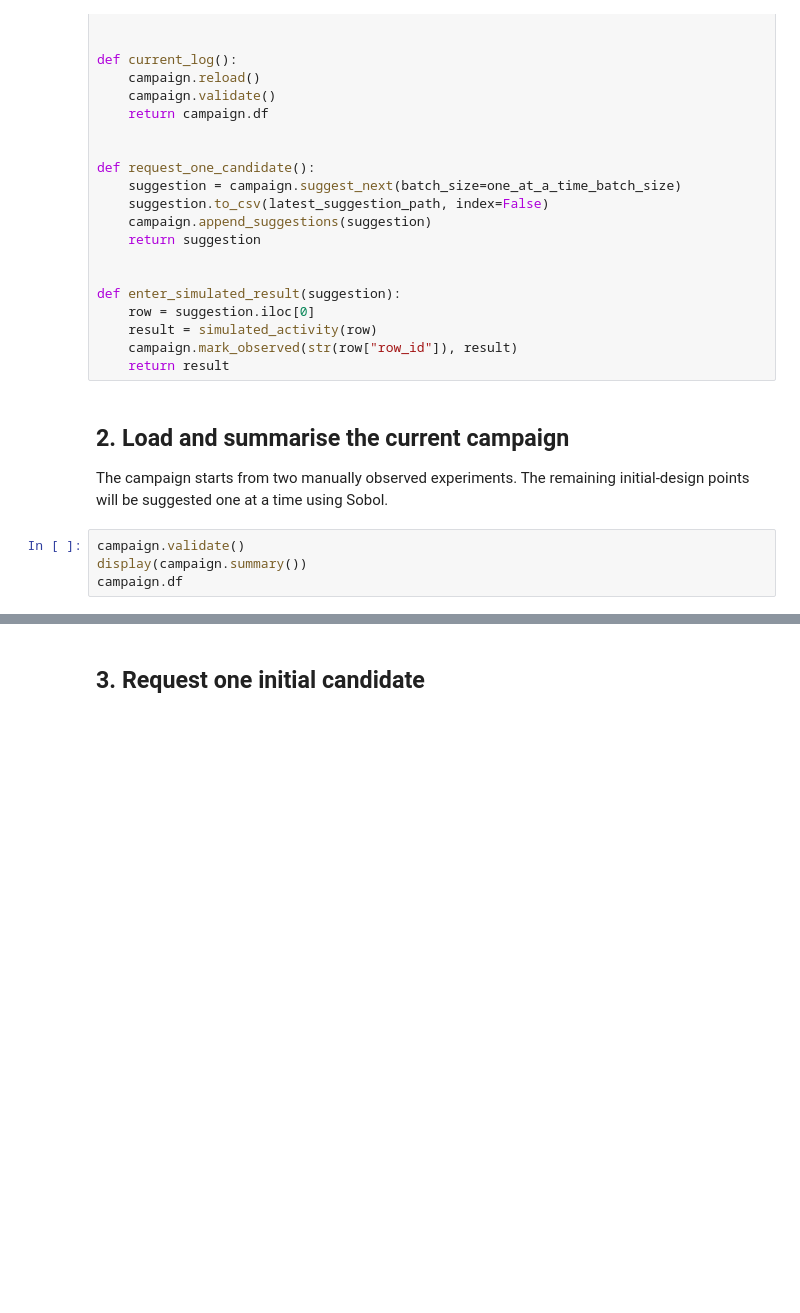
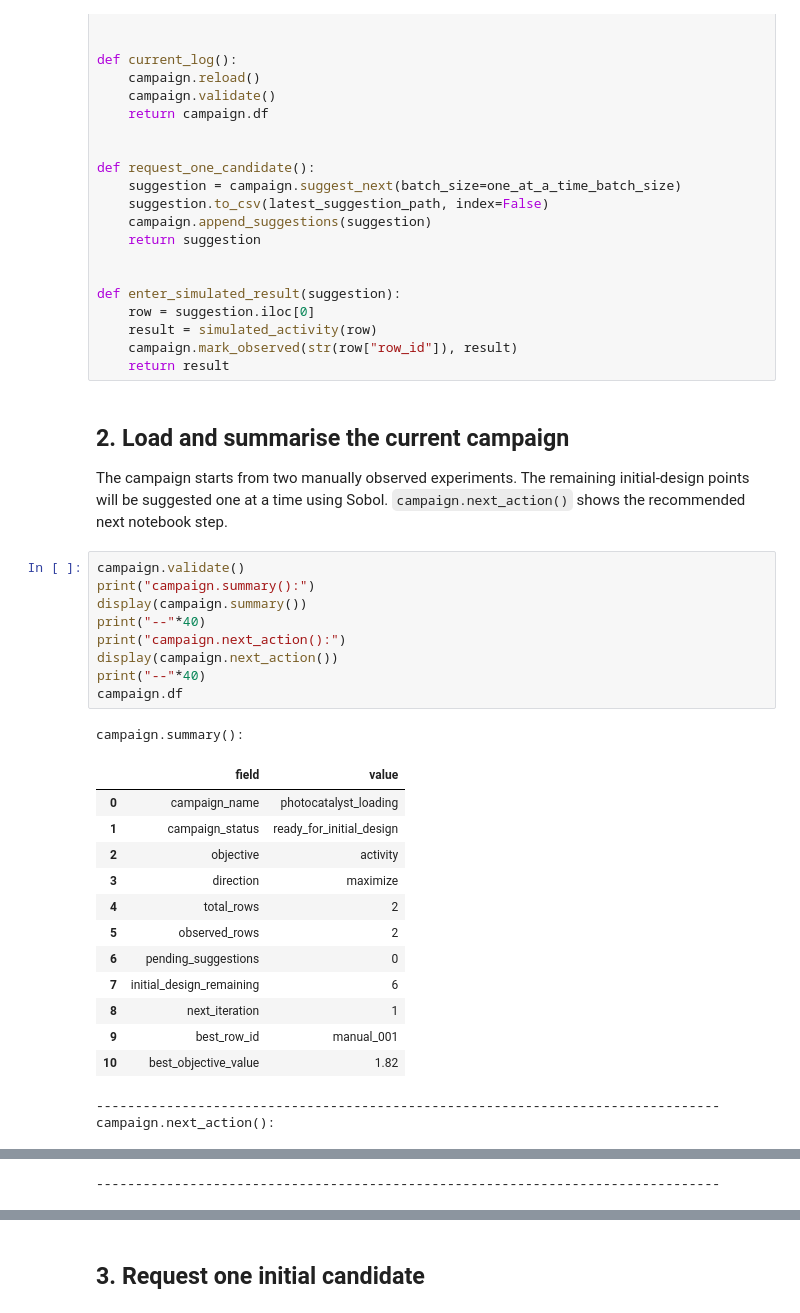
Before and after one commit to angzeli/bo-forge, a Jupyter notebook: notebooks/01_maximisation_logei_campaign.ipynb, the cells around one changed output, grey strips where cells are left out. Cells and saved outputs as stored; diff of their text form; blank space fills up the shorter version.

Commit message:
v0.2.2 update: add campaign.next_action()

```diff
--- a/notebooks/01_maximisation_logei_campaign.ipynb
+++ b/notebooks/01_maximisation_logei_campaign.ipynb
@@ -69,8 +69,29 @@ def enter_simulated_result(suggestion):
 # %% [markdown]
 ## 2. Load and summarise the current campaign
 
-The campaign starts from two manually observed experiments. The remaining initial-design points will be suggested one at a time using Sobol.
+The campaign starts from two manually observed experiments. The remaining initial-design points will be suggested one at a time using Sobol. `campaign.next_action()` shows the recommended next notebook step.
 # %%
 campaign.validate()
+print("campaign.summary():")
 display(campaign.summary())
+print("--"*40)
+print("campaign.next_action():")
+display(campaign.next_action())
+print("--"*40)
 campaign.df
+# %% [output]
+campaign.summary():
+|  | field | value |
+| 0 | campaign_name | photocatalyst_loading |
+| 1 | campaign_status | ready_for_initial_design |
+| 2 | objective | activity |
+| 3 | direction | maximize |
+| 4 | total_rows | 2 |
+| 5 | observed_rows | 2 |
+| 6 | pending_suggestions | 0 |
+| 7 | initial_design_remaining | 6 |
+| 8 | next_iteration | 1 |
+| 9 | best_row_id | manual_001 |
+| 10 | best_objective_value | 1.82 |
+--------------------------------------------------------------------------------
+campaign.next_action():
@@ -76,0 +100 @@ campaign.df
+--------------------------------------------------------------------------------
```
Also changed, not shown: parts of 15 cells of this notebook, 9 other files.
